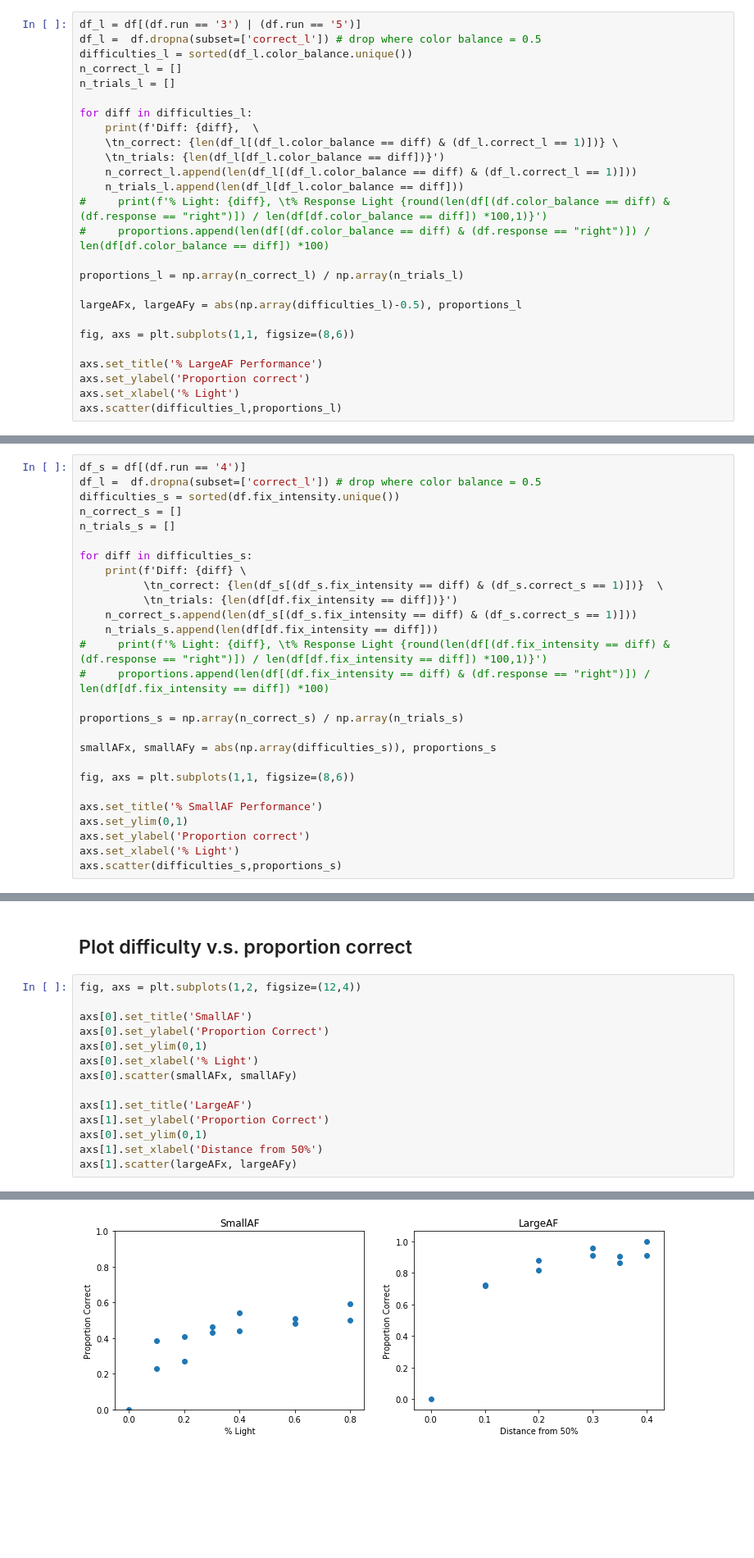
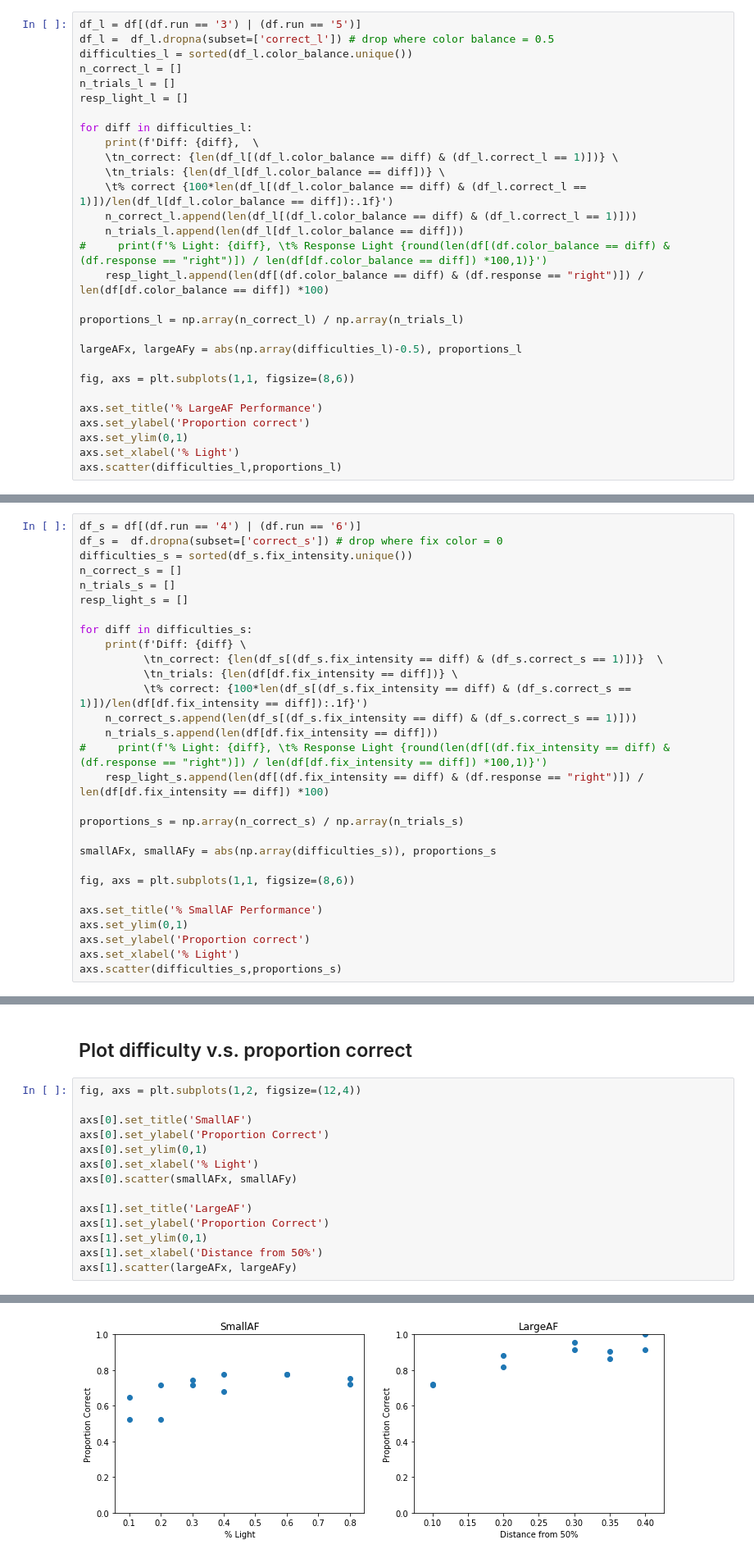
Before and after one commit to sumiyaabdi/PRF_Experiment_Checkers, a Jupyter notebook: Experiment/analysis/analysis.ipynb, the cells around one changed output, grey strips where cells are left out. Shown at 82% size. Cells and saved outputs as stored; diff of their text form; blank space fills up the shorter version.

```diff
--- a/Experiment/analysis/analysis.ipynb
+++ b/Experiment/analysis/analysis.ipynb
@@ -106,19 +106,21 @@ Plot response light v.s. proportion light. Should increase together
 ### Plot large AF
 # %%
 df_l = df[(df.run == '3') | (df.run == '5')]
-df_l =  df.dropna(subset=['correct_l']) # drop where color balance = 0.5
+df_l =  df_l.dropna(subset=['correct_l']) # drop where color balance = 0.5
 difficulties_l = sorted(df_l.color_balance.unique())
 n_correct_l = []
 n_trials_l = []
+resp_light_l = []
 
 for diff in difficulties_l:
     print(f'Diff: {diff},  \
     \tn_correct: {len(df_l[(df_l.color_balance == diff) & (df_l.correct_l == 1)])} \
-    \tn_trials: {len(df_l[df_l.color_balance == diff])}')
+    \tn_trials: {len(df_l[df_l.color_balance == diff])} \
+    \t% correct {100*len(df_l[(df_l.color_balance == diff) & (df_l.correct_l == 1)])/len(df_l[df_l.color_balance == diff]):.1f}')
     n_correct_l.append(len(df_l[(df_l.color_balance == diff) & (df_l.correct_l == 1)]))
     n_trials_l.append(len(df_l[df_l.color_balance == diff]))
 #     print(f'% Light: {diff}, \t% Response Light {round(len(df[(df.color_balance == diff) & (df.response == "right")]) / len(df[df.color_balance == diff]) *100,1)}')
-#     proportions.append(len(df[(df.color_balance == diff) & (df.response == "right")]) / len(df[df.color_balance == diff]) *100)
+    resp_light_l.append(len(df[(df.color_balance == diff) & (df.response == "right")]) / len(df[df.color_balance == diff]) *100)
 
 proportions_l = np.array(n_correct_l) / np.array(n_trials_l)
 
@@ -128,6 +130,7 @@ fig, axs = plt.subplots(1,1, figsize=(8,6))
 
 axs.set_title('% LargeAF Performance')
 axs.set_ylabel('Proportion correct')
+axs.set_ylim(0,1)
 axs.set_xlabel('% Light')
 axs.scatter(difficulties_l,proportions_l)
 # %% [output]
@@ -147,20 +149,22 @@ Diff: 0.9,              n_correct: 42           n_trials: 46
 # %% [markdown]
 ### Plot small AF
 # %%
-df_s = df[(df.run == '4')]
-df_l =  df.dropna(subset=['correct_l']) # drop where color balance = 0.5
-difficulties_s = sorted(df.fix_intensity.unique())
+df_s = df[(df.run == '4') | (df.run == '6')]
+df_s =  df.dropna(subset=['correct_s']) # drop where fix color = 0
+difficulties_s = sorted(df_s.fix_intensity.unique())
 n_correct_s = []
 n_trials_s = []
+resp_light_s = []
 
 for diff in difficulties_s:
     print(f'Diff: {diff} \
           \tn_correct: {len(df_s[(df_s.fix_intensity == diff) & (df_s.correct_s == 1)])}  \
-          \tn_trials: {len(df[df.fix_intensity == diff])}')
+          \tn_trials: {len(df[df.fix_intensity == diff])} \
+          \t% correct: {100*len(df_s[(df_s.fix_intensity == diff) & (df_s.correct_s == 1)])/len(df[df.fix_intensity == diff]):.1f}')
     n_correct_s.append(len(df_s[(df_s.fix_intensity == diff) & (df_s.correct_s == 1)]))
     n_trials_s.append(len(df[df.fix_intensity == diff]))
 #     print(f'% Light: {diff}, \t% Response Light {round(len(df[(df.fix_intensity == diff) & (df.response == "right")]) / len(df[df.fix_intensity == diff]) *100,1)}')
-#     proportions.append(len(df[(df.fix_intensity == diff) & (df.response == "right")]) / len(df[df.fix_intensity == diff]) *100)
+    resp_light_s.append(len(df[(df.fix_intensity == diff) & (df.response == "right")]) / len(df[df.fix_intensity == diff]) *100)
 
 proportions_s = np.array(n_correct_s) / np.array(n_trials_s)
 
@@ -194,20 +197,20 @@ Diff: 0.8               n_correct: 18                   n_trials: 36
 # %%
 fig, axs = plt.subplots(1,2, figsize=(12,4))
 
 axs[0].set_title('SmallAF')
 axs[0].set_ylabel('Proportion Correct')
 axs[0].set_ylim(0,1)
 axs[0].set_xlabel('% Light')
 axs[0].scatter(smallAFx, smallAFy)
 
 axs[1].set_title('LargeAF')
 axs[1].set_ylabel('Proportion Correct')
-axs[0].set_ylim(0,1)
+axs[1].set_ylim(0,1)
 axs[1].set_xlabel('Distance from 50%')
 axs[1].scatter(largeAFx, largeAFy)
 # %% [output]
 <matplotlib.collections.PathCollection at 0x...>
-[figure, old version]
+[figure, new version]
 # %% [markdown]
 # Testing BayesFit
 
```
Also changed, not shown: parts of 3 cells of this notebook.
